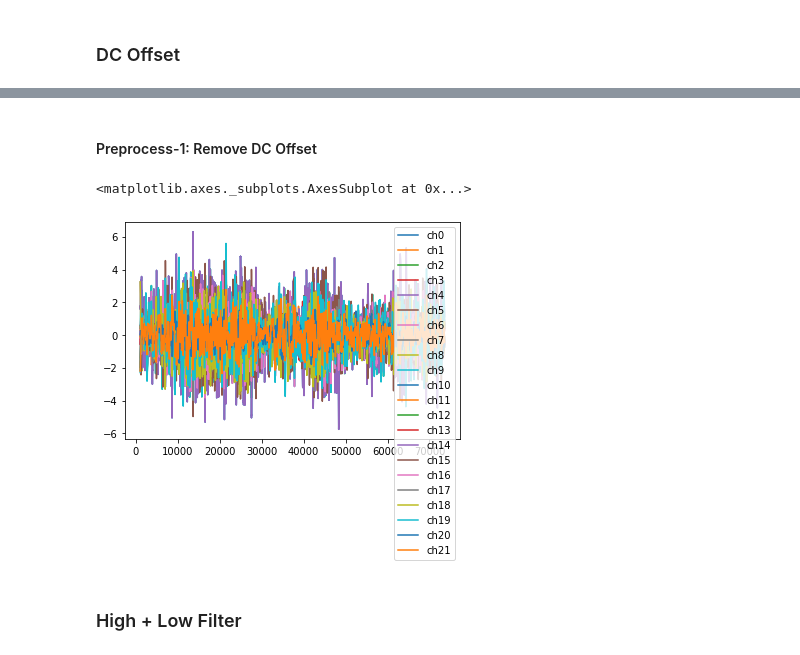
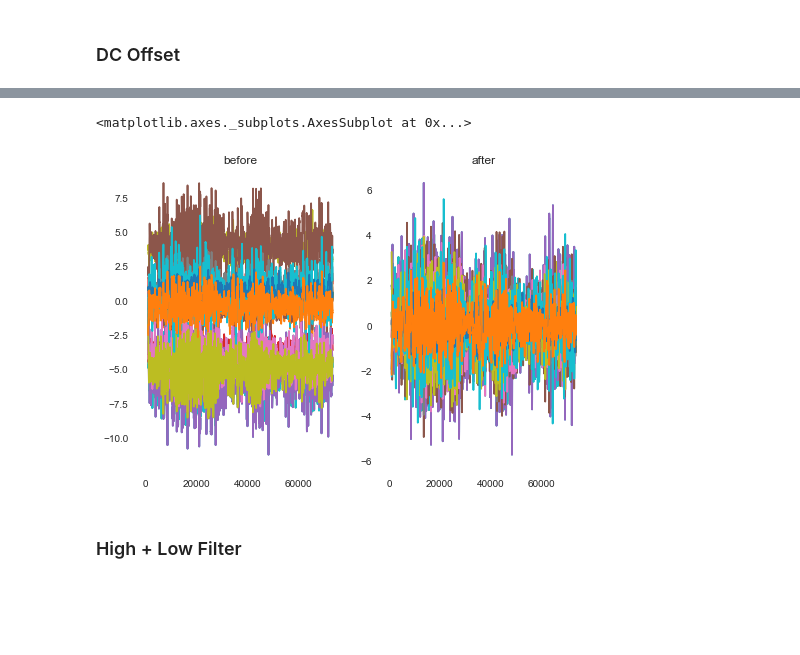
Before and after one commit to ylin00/seizurecast, a Jupyter notebook: notebooks/Preprocessing.ipynb, the cells around one changed output, grey strips where cells are left out. Saved outputs shown, nothing was run; the diff lists cells and outputs as text; code cells hidden in the pictures; blank space fills up the shorter version.

```diff
--- a/eda_pre_processing.ipynb
+++ b/notebooks/Preprocessing.ipynb
@@ -53,15 +44,22 @@ df0\
-# %% [markdown]
-#### Preprocess-1: Remove DC Offset
 # %%
 def remove_dc_offset(df:pd.DataFrame):
     return(df.apply(lambda x: x - np.mean(x)))
 
 df = df0.apply(lambda x: x - np.mean(x))
 
-df.rolling(1000).mean().plot()
+import matplotlib.pyplot as plt
+fig, axes = plt.subplots(nrows=1, ncols=2)
+
+df0\
+.iloc[:,:]\
+.rolling(1000)\
+.mean()\
+.plot(title='before', legend=False, ax=axes[0])
+
+df.rolling(1000).mean().plot(title='after', legend=False, ax=axes[1])
 # %% [output]
 <matplotlib.axes._subplots.AxesSubplot at 0x...>
-[figure, old version]
+[figure, new version]
 # %% [markdown]
 ### High + Low Filter
 # %%
```
Also changed, not shown: parts of 5 cells of this notebook.
